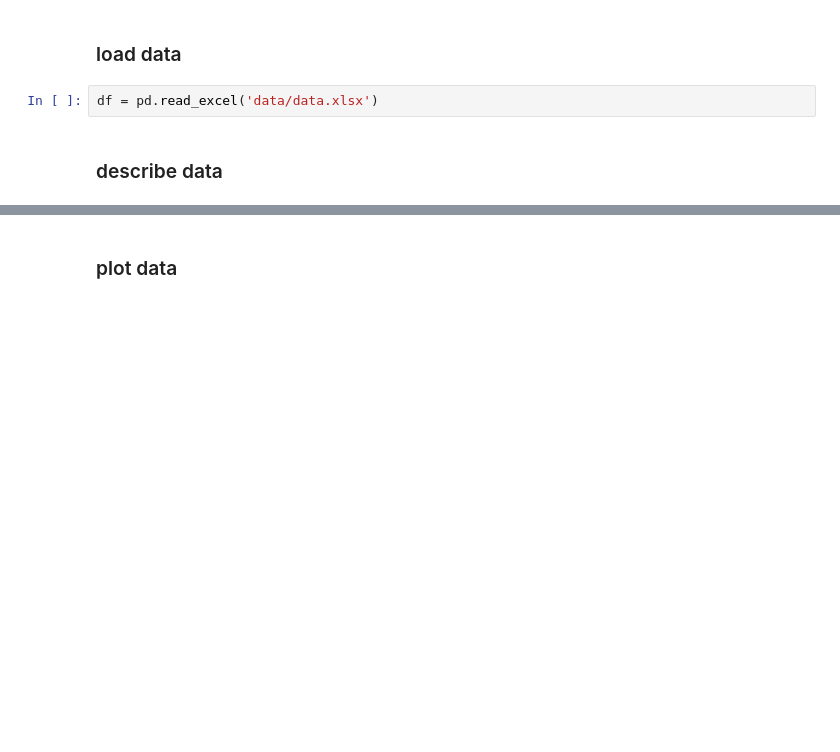
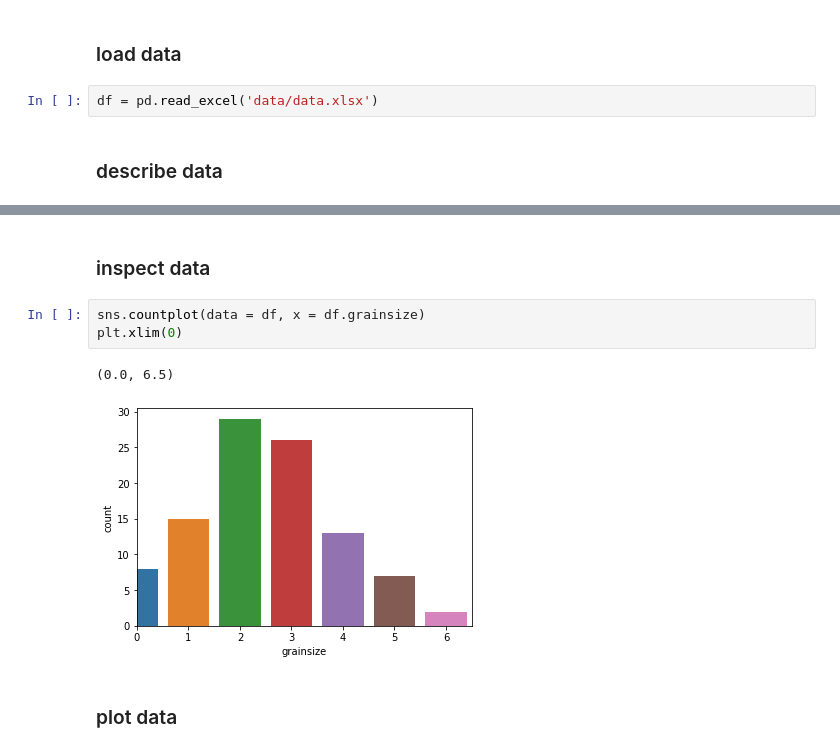
Before and after one commit to eslrgs/geo_py, a Jupyter notebook: field_py.ipynb, the cells around one changed output, grey strips where cells are left out. Cells and saved outputs as stored; diff of their text form; blank space fills up the shorter version.

```diff
--- a/field_py.ipynb
+++ b/field_py.ipynb
@@ -20,3 +30,11 @@ df.describe()
+# %% [markdown]
+### inspect data
+# %%
+sns.countplot(data = df, x = df.grainsize)
+plt.xlim(0)
+# %% [output]
+(0.0, 6.5)
+[figure, added]
 # %% [markdown]
 ### plot data
 # %%
```
Also changed, not shown: parts of 7 cells of this notebook, 1 other file.
